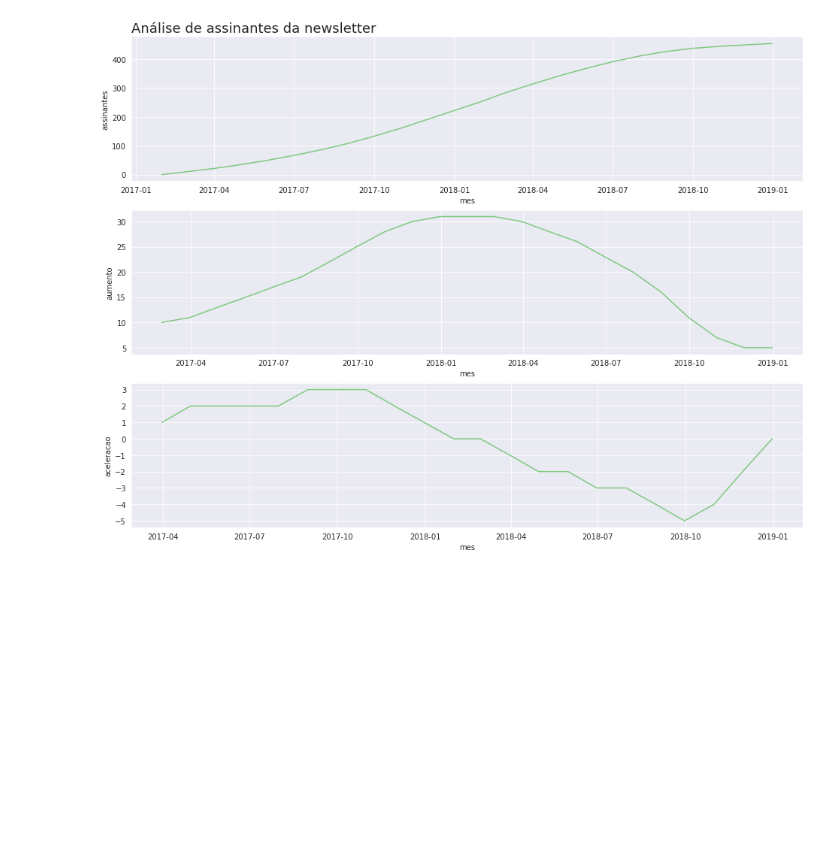
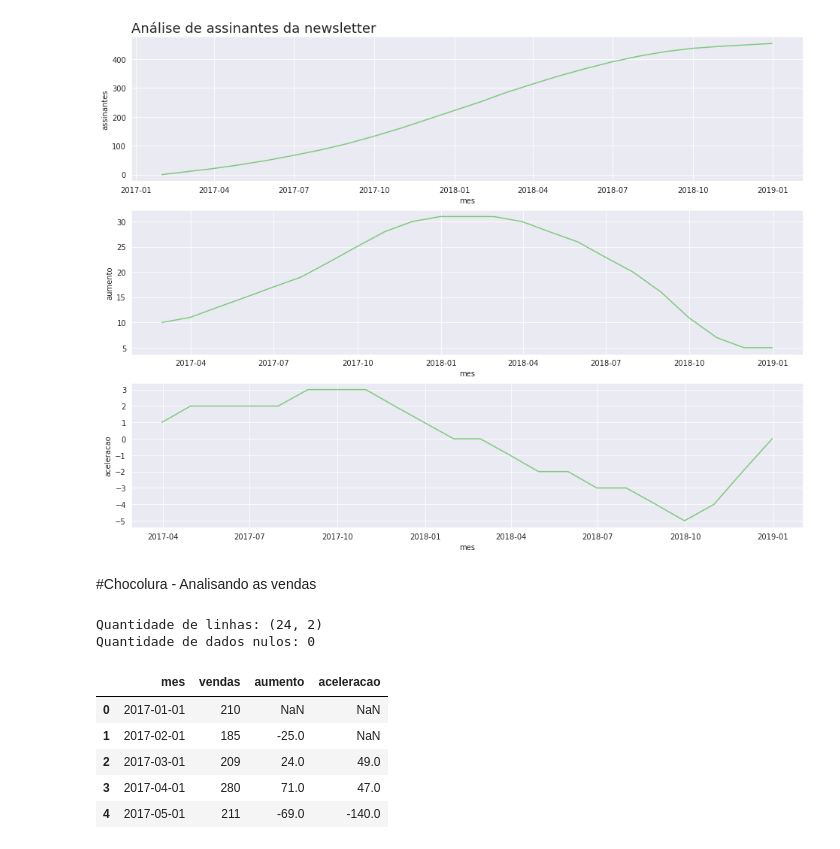
Before and after one commit to erikamarchi/data-science-introducao-a-analise-de-series-temporais, a Jupyter notebook: SeriesTemporais.ipynb, the cells around one changed output. Saved outputs shown, nothing was run; the diff lists cells and outputs as text; code cells hidden in the pictures; blank space fills up the shorter version.

```diff
--- a/SeriesTemporais.ipynb
+++ b/SeriesTemporais.ipynb
@@ -220,3 +220,5 @@ assinantes['aceleracao']= assinantes ['aumento'].diff()
 plot_comparacao('mes', 'assinantes', 'aumento', 'aceleracao', assinantes, 'Análise de assinantes da newsletter')
 # %% [output]
 [figure]
+# %% [markdown]
+#Chocolura - Analisando as vendas
@@ -222,0 +229,17 @@ plot_comparacao('mes', 'assinantes', 'aumento', 'aceleracao', assinantes, 'Anál
+# %%
+print ('Quantidade de linhas:', chocolura.shape)
+print ('Quantidade de dados nulos:', chocolura.isna().sum().sum())
+# %% [output]
+Quantidade de linhas: (24, 2)
+Quantidade de dados nulos: 0
+# %%
+chocolura['aumento']= chocolura ['vendas'].diff()
+chocolura['aceleracao']= chocolura ['aumento'].diff()
+chocolura.head()
+# %% [output]
+|  | mes | vendas | aumento | aceleracao |
+| 0 | 2017-01-01 | 210 | NaN | NaN |
+| 1 | 2017-02-01 | 185 | -25.0 | NaN |
+| 2 | 2017-03-01 | 209 | 24.0 | 49.0 |
+| 3 | 2017-04-01 | 280 | 71.0 | 47.0 |
+| 4 | 2017-05-01 | 211 | -69.0 | -140.0 |
```
Also changed, not shown: parts of 3 cells of this notebook.
